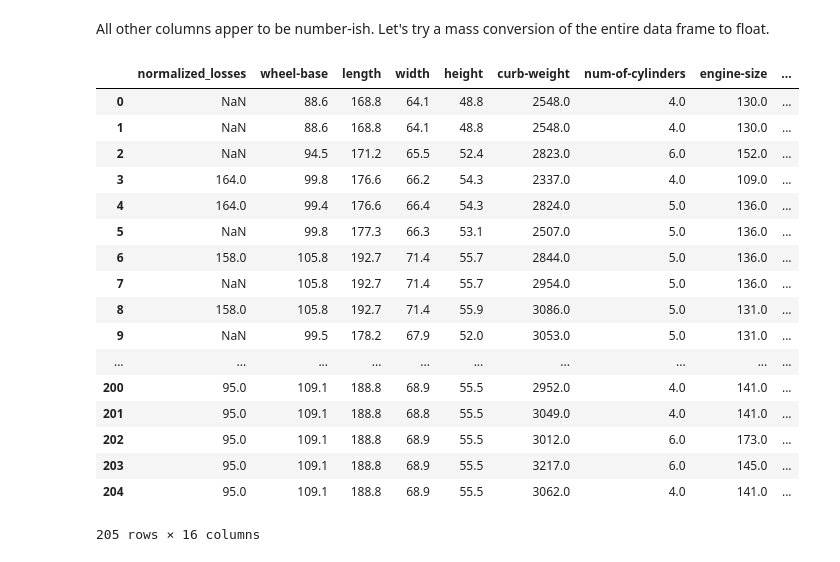
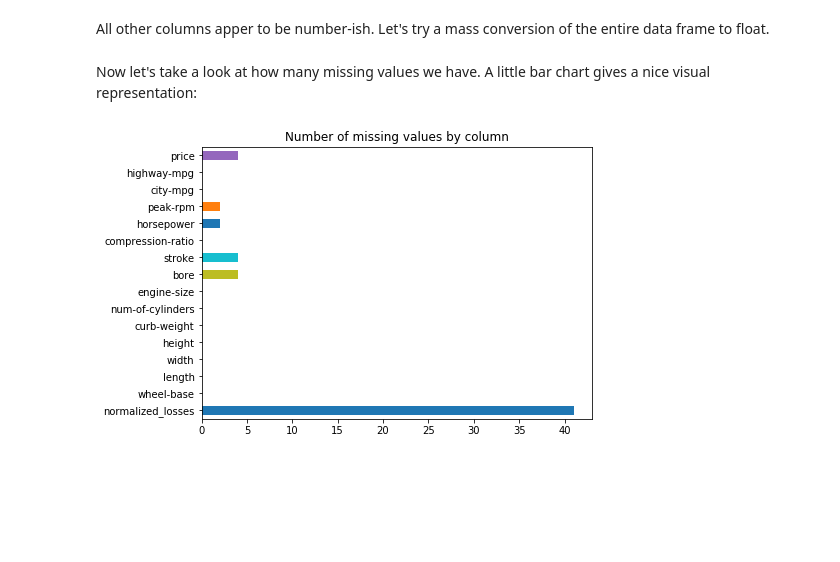
Before and after one commit to Adam-Klaum/car_prices, a Jupyter notebook: Basics.ipynb, the cells around one changed output. Cells and saved outputs as stored; diff of their text form; code cells hidden in the pictures; blank space fills up the shorter version.

Commit message:
Added a chart showing missing values per column

```diff
--- a/Basics.ipynb
+++ b/Basics.ipynb
@@ -176,23 +179,11 @@ Name: num-of-cylinders, dtype: int64
 # %% [markdown]
 All other columns apper to be number-ish.  Let's try a mass conversion of the entire data frame to float.
 # %%
-cars.astype('float')
+cars = cars.astype('float')
-# %% [output]
-|  | normalized_losses | wheel-base | length | width | height | curb-weight | num-of-cylinders | engine-size | ... |
-| 0 | NaN | 88.6 | 168.8 | 64.1 | 48.8 | 2548.0 | 4.0 | 130.0 | ... |
-| 1 | NaN | 88.6 | 168.8 | 64.1 | 48.8 | 2548.0 | 4.0 | 130.0 | ... |
-| 2 | NaN | 94.5 | 171.2 | 65.5 | 52.4 | 2823.0 | 6.0 | 152.0 | ... |
-| 3 | 164.0 | 99.8 | 176.6 | 66.2 | 54.3 | 2337.0 | 4.0 | 109.0 | ... |
-| 4 | 164.0 | 99.4 | 176.6 | 66.4 | 54.3 | 2824.0 | 5.0 | 136.0 | ... |
-| 5 | NaN | 99.8 | 177.3 | 66.3 | 53.1 | 2507.0 | 5.0 | 136.0 | ... |
-| 6 | 158.0 | 105.8 | 192.7 | 71.4 | 55.7 | 2844.0 | 5.0 | 136.0 | ... |
-| 7 | NaN | 105.8 | 192.7 | 71.4 | 55.7 | 2954.0 | 5.0 | 136.0 | ... |
-| 8 | 158.0 | 105.8 | 192.7 | 71.4 | 55.9 | 3086.0 | 5.0 | 131.0 | ... |
-| 9 | NaN | 99.5 | 178.2 | 67.9 | 52.0 | 3053.0 | 5.0 | 131.0 | ... |
-| ... | ... | ... | ... | ... | ... | ... | ... | ... | ... |
-| 200 | 95.0 | 109.1 | 188.8 | 68.9 | 55.5 | 2952.0 | 4.0 | 141.0 | ... |
-| 201 | 95.0 | 109.1 | 188.8 | 68.8 | 55.5 | 3049.0 | 4.0 | 141.0 | ... |
-| 202 | 95.0 | 109.1 | 188.8 | 68.9 | 55.5 | 3012.0 | 6.0 | 173.0 | ... |
-| 203 | 95.0 | 109.1 | 188.8 | 68.9 | 55.5 | 3217.0 | 6.0 | 145.0 | ... |
-| 204 | 95.0 | 109.1 | 188.8 | 68.9 | 55.5 | 3062.0 | 4.0 | 141.0 | ... |
-205 rows × 16 columns
+# %% [markdown]
+Now let's take a look at how many missing values we have.  A little bar chart gives a nice visual representation:
+# %%
+cars.isnull().sum().plot(kind='barh', figsize=(7,5));
+plt.title('Number of missing values by column');
+# %% [output]
+[figure, added]
```
Also changed, not shown: parts of 1 cell of this notebook.
